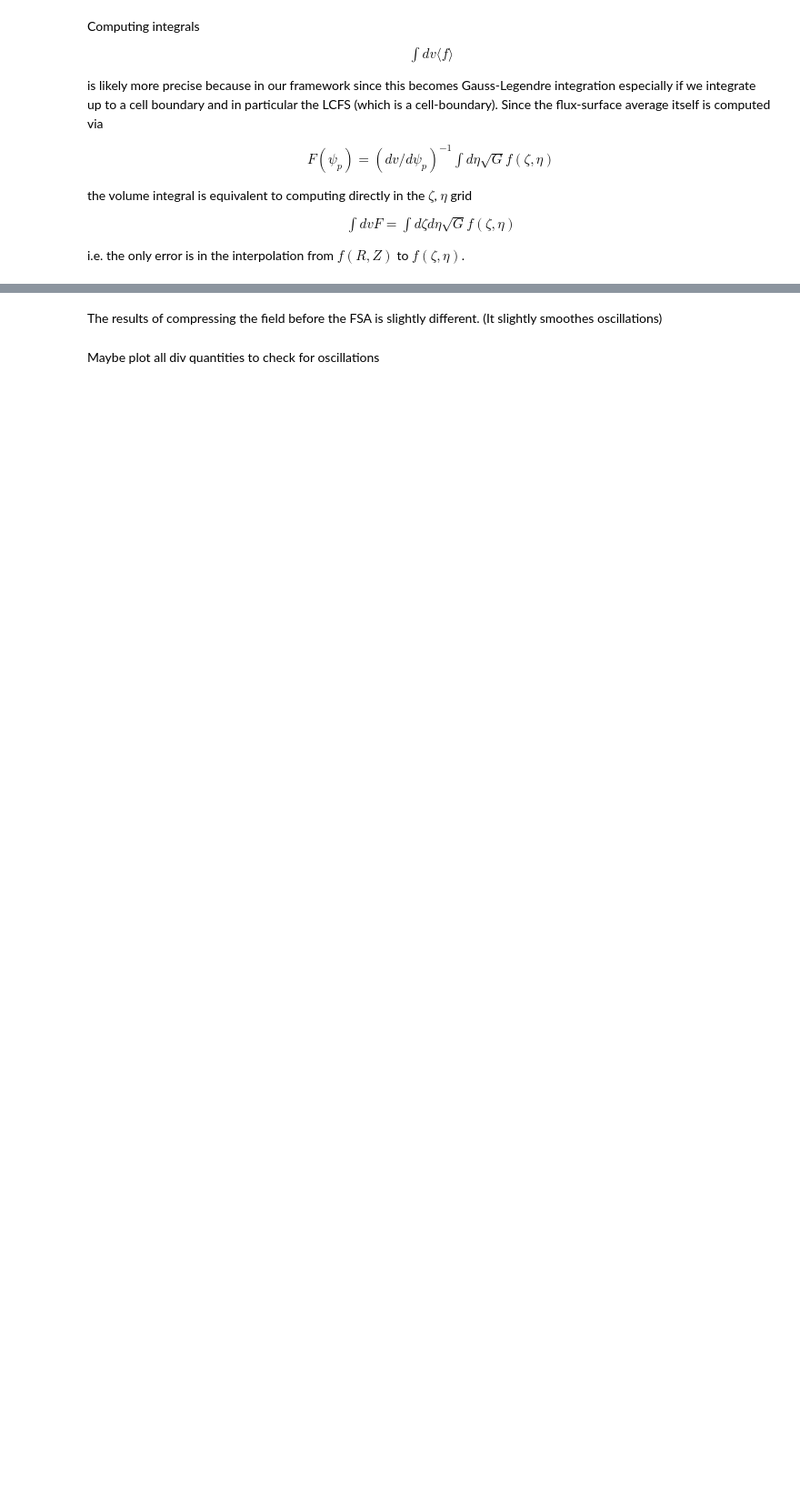
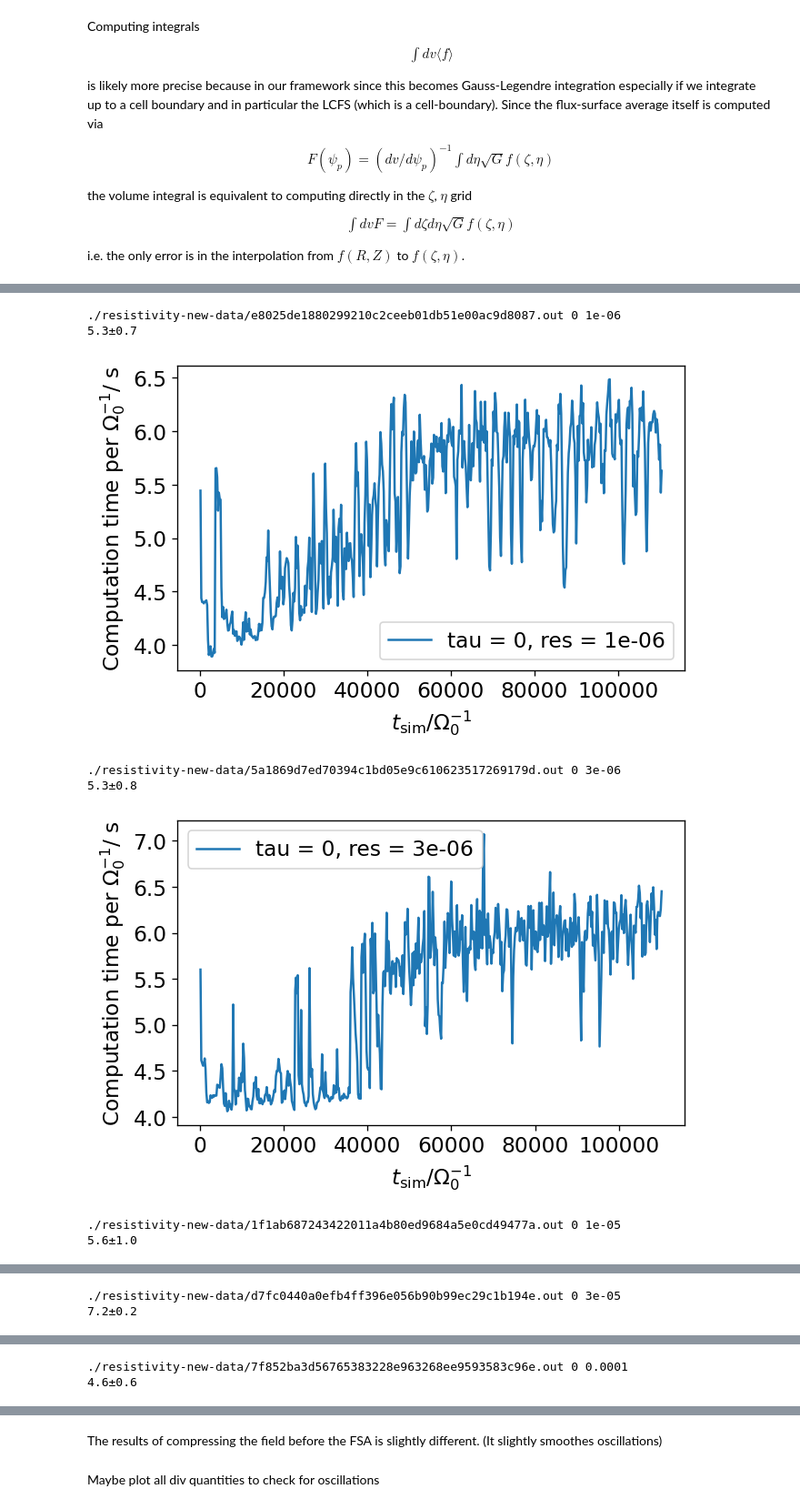
Before and after one commit to mwiesenberger/data-analysis-3d, a Jupyter notebook: Relative Conservation New.ipynb, the cells around one changed output, grey strips where cells are left out. Shown at 91% size. Drawn from its saved outputs; the diff is of its cells as text; code cells hidden in the pictures; blank space fills up the shorter version.

Commit message:
Update files with new data

```diff
--- a/Relative Conservation New.ipynb
+++ b/Relative Conservation New.ipynb
@@ -71,2 +83,10 @@ Invert for given numerical parameters
+# %%
+# drop last index in one sim because it crashed
+# USE ONLY ONCE
+for pp in contentdiag :
+    if pp['physical']['resistivity'] == 1e-4 and  pp['physical']['tau'] == 0 :
+        pp['file'] = pp['file'].drop_isel(time = [-1])
+#         print( pp['physical']['resistivity'], pp['physical']['tau'])
+#         print( pp['file'])
 # %%
 min_idx_dict = {
@@ -82,6 +102,8 @@ colors =[
 #  "#0a4f4e", "#a1d832", "#8b6fed", "#38b5fc", "#752e4f"
 'C0','C1','C2','C4','C5','C6','C7','C8','C9'
 ]
+# %%
+content = contentdiag
 # %% [markdown]
 ### Some thoughts on why Div formulation of FSAs may be better than currents
 
@@ -115,3 +137,11 @@ the volume integral is equivalent to computing directly in the $\zeta$, $\eta$ g
 \int dv F = \int d \zeta d\eta \sqrt{G} f(\zeta,\eta)
 \end{align}
 i.e. the only error is in the interpolation from $f(R,Z)$ to $f(\zeta,\eta)$.
+# %%
+def orderToString(x):
+    if np.isnan(x) : return 'n/a'
+    return'%.2f'% x
+def errorToString(x):
+    return '%.2e' % x
+def intToString(x):
+    return '%02d' % x
@@ -117,0 +228,53 @@ i.e. the only error is in the interpolation from $f(R,Z)$ to $f(\zeta,\eta)$.
+# %%
+# Let's try to parse the out files from the simulations
+import re
+filelist = outfiles.table()
+filelist = sorted( filelist , key=lambda d: (d['physical']['tau'], d['physical']['resistivity']))
+# for pp in filelist:
+#     for i in range(0, outfiles.count(pp)):
+#         print( outfiles.outfile( pp,i  ))
+to_plot = {
+    "tau" : [0,1], # taus
+    "res": {0:[],1:[]}, # resistivities for taus
+    "avg_time": {0:dict(),1:dict()},
+    "std_time": {0:dict(), 1:dict()},
+    "params" : {0:dict(),1:dict()}, # a copy of all parameters
+}
+for pp in filelist:
+    fig,ax=plt.subplots(1,1,figsize=(6,3.7), dpi= 120, facecolor='w', edgecolor='k')
+    tau = pp["physical"]["tau"]
+    res = pp["physical"]["resistivity"]
+
+    print( outfiles.outfile( pp ), tau , res)
+    times = list()
+    timings = list()
+    for i in range(0, outfiles.count( pp)):
+
+        with open (outfiles.outfile( pp,i  ) ) as file:
+            for line in file:
+                if "Step: Time " in line:
+                    times.append( int(re.findall(r'\d+', line)[0]))
+                if "Average time for one inner loop: " in line:
+# https://stackoverflow.com/questions/4289331/how-to-extract-numbers-from-a-string-in-python
+                    timings.append( float(re.findall(r'[\d]*[.][\d]+', line)[0]
+                                         )/pp["timestepper"]["deltaT"]*pp["output"]["itstp"])
+    print( f"{np.mean(timings):.1f}"+u"\u00B1"+f"{np.std(timings):.1f}")
+    to_plot["res"][tau].append(res)
+    to_plot["avg_time"][tau][res] = np.mean(timings)
+    to_plot["std_time"][tau][res] = np.std(timings)
+    to_plot["params"][tau][res] = pp
+#     print( timings)
+    ax.plot( times, timings, label = f"tau = {tau}, res = {res}")
+    ax.set_xlabel(r"$t_\mathrm{sim}/ \Omega_0^{-1}$" )
+    ax.set_ylabel(r"Computation time per $\Omega_0^{-1}$/ s" )
+    plt.legend()
+    plt.show()
+# %% [output]
+./resistivity-new-data/e8025de1880299210c2ceeb01db51e00ac9d8087.out 0 1e-06
+5.3±0.7
+[figure, added]
+./resistivity-new-data/5a1869d7ed70394c1bd05e9c610623517269179d.out 0 3e-06
+5.3±0.8
+[figure, added]
+./resistivity-new-data/1f1ab687243422011a4b80ed9684a5e0cd49477a.out 0 1e-05
+5.6±1.0
@@ -117,0 +282,2 @@ i.e. the only error is in the interpolation from $f(R,Z)$ to $f(\zeta,\eta)$.
+./resistivity-new-data/d7fc0440a0efb4ff396e056b90b99ec29c1b194e.out 0 3e-05
+7.2±0.2
@@ -117,0 +285,2 @@ i.e. the only error is in the interpolation from $f(R,Z)$ to $f(\zeta,\eta)$.
+./resistivity-new-data/7f852ba3d56765383228e963268ee9593583c96e.out 0 0.0001
+4.6±0.6
```
Also changed, not shown: parts of 87 cells of this notebook, 7 other files.
